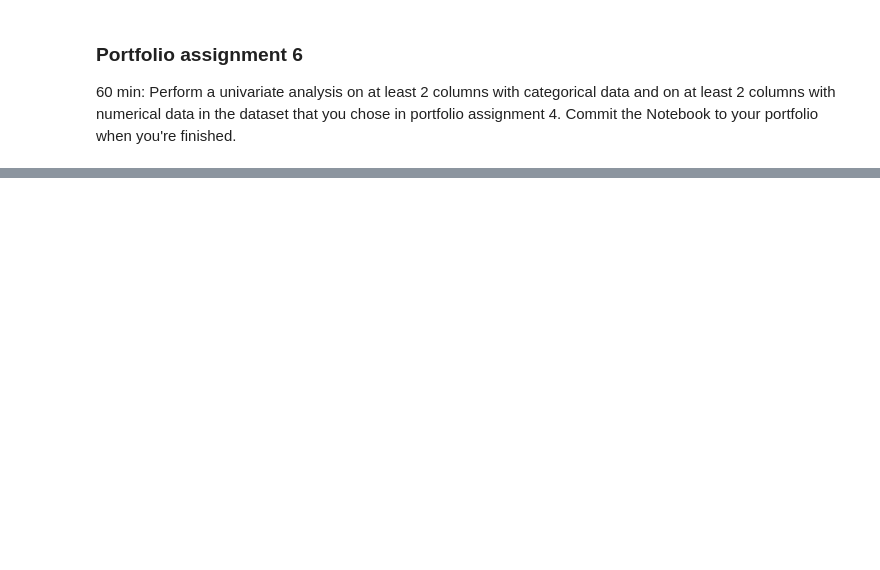
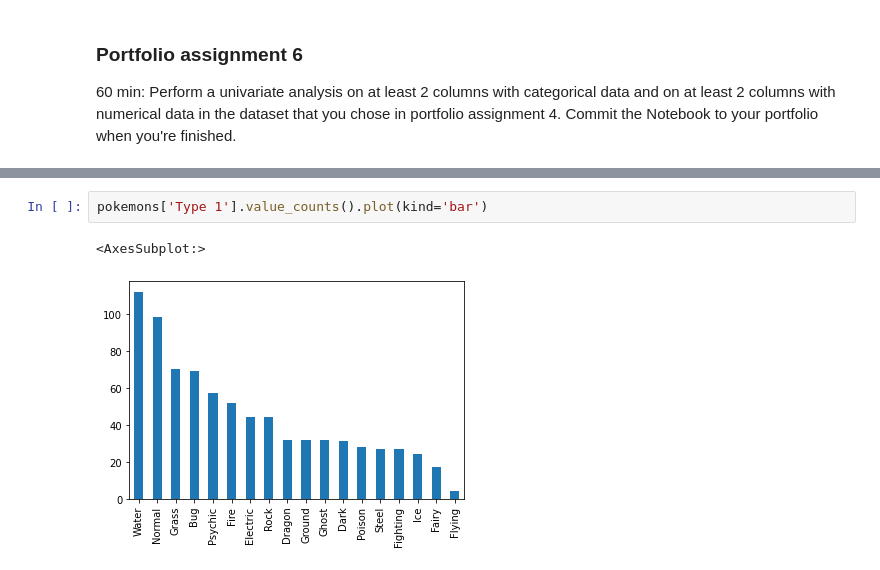
Before and after one commit to NoahKeijzer/DataSciencePortfolio, a Jupyter notebook: Introduction and Univariate Analysis.ipynb, the cells around one changed output, grey strips where cells are left out. Drawn from its saved outputs; the diff is of its cells as text; blank space fills up the shorter version.

```diff
--- a/Introduction and Univariate Analysis.ipynb
+++ b/Introduction and Univariate Analysis.ipynb
@@ -230,3 +410,8 @@ TypeError: filter expected 2 arguments, got 1
 60 min: Perform a univariate analysis on at least 2 columns with categorical data and on at least 2 columns with numerical data in the dataset that you chose in portfolio assignment 4. Commit the Notebook to your portfolio when you're finished.
 # %% [markdown]
 ![](https://i.imgur.com/0v1CGNV.png)
+# %%
+pokemons['Type 1'].value_counts().plot(kind='bar')
+# %% [output]
+<AxesSubplot:>
+[figure, added]
```
Also changed, not shown: parts of 41 cells of this notebook.
